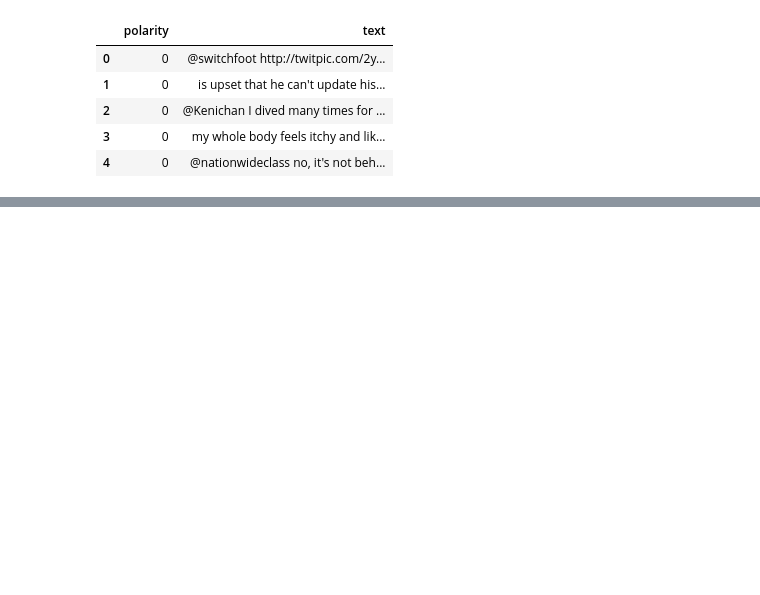
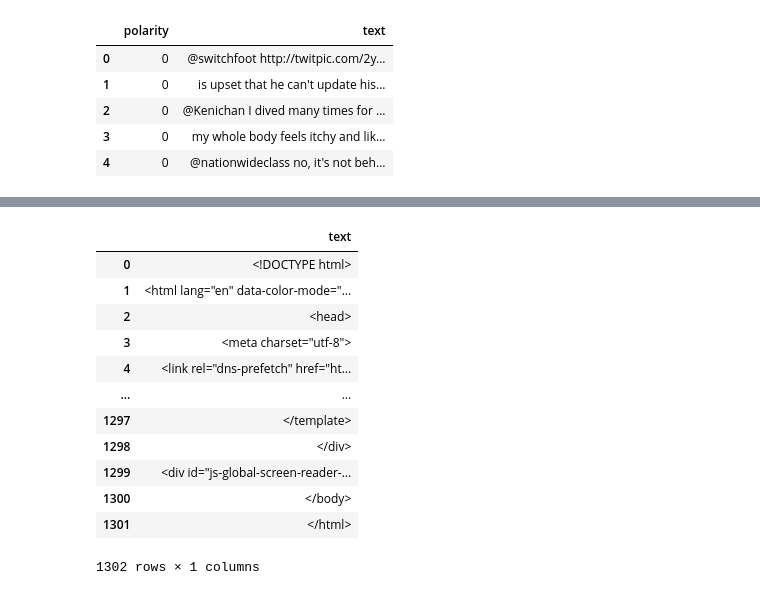
Before and after one commit to tomheyden/ATIT2-22, a Jupyter notebook: investigating-sentiment-analysis/notebooks/Cleaning the Sentiment140 data.ipynb, the cells around one changed output, grey strips where cells are left out. Drawn from its saved outputs; the diff is of its cells as text; code cells hidden in the pictures; blank space fills up the shorter version.

```diff
--- a/investigating-sentiment-analysis/notebooks/Cleaning the Sentiment140 data.ipynb
+++ b/investigating-sentiment-analysis/notebooks/Cleaning the Sentiment140 data.ipynb
@@ -121,0 +144,18 @@ In this section, we cleaned up the **Sentiment140** tweet dataset. Sentiment140
+# %%
+df_2 = pd.read_csv('https://github.com/IvanWasNotAvailable/StockPricePrediction/blob/main/tweets.csv',names=['text'])
+# %%
+df_2
+# %% [output]
+|  | text |
+| 0 | <!DOCTYPE html> |
+| 1 | <html lang="en" data-color-mode="... |
+| 2 | <head> |
+| 3 | <meta charset="utf-8"> |
+| 4 | <link rel="dns-prefetch" href="ht... |
+| ... | ... |
+| 1297 | </template> |
+| 1298 | </div> |
+| 1299 | <div id="js-global-screen-reader-... |
+| 1300 | </body> |
+| 1301 | </html> |
+1302 rows × 1 columns
```
Also changed, not shown: parts of 26 cells of this notebook.
